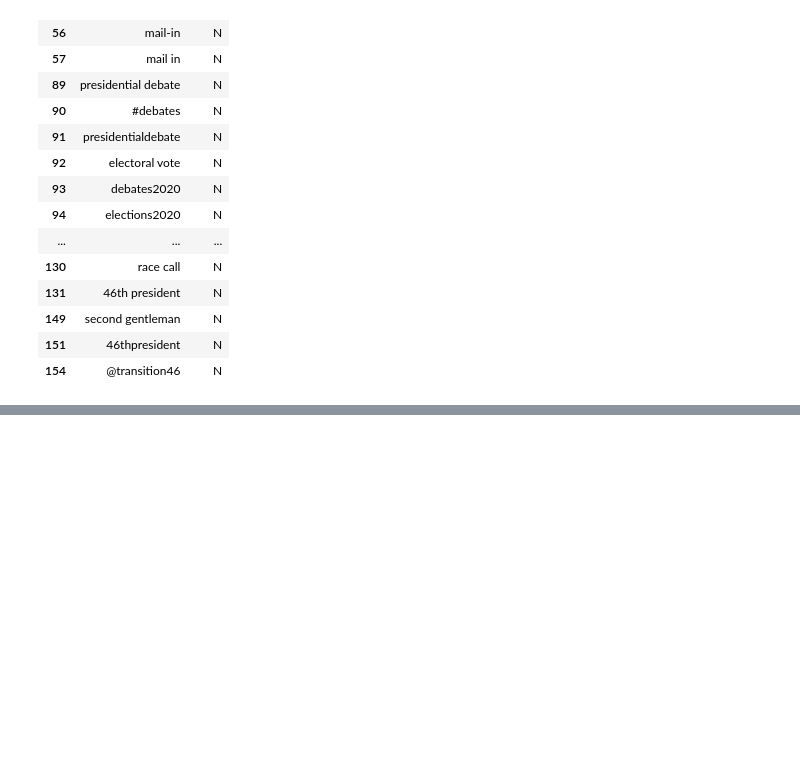
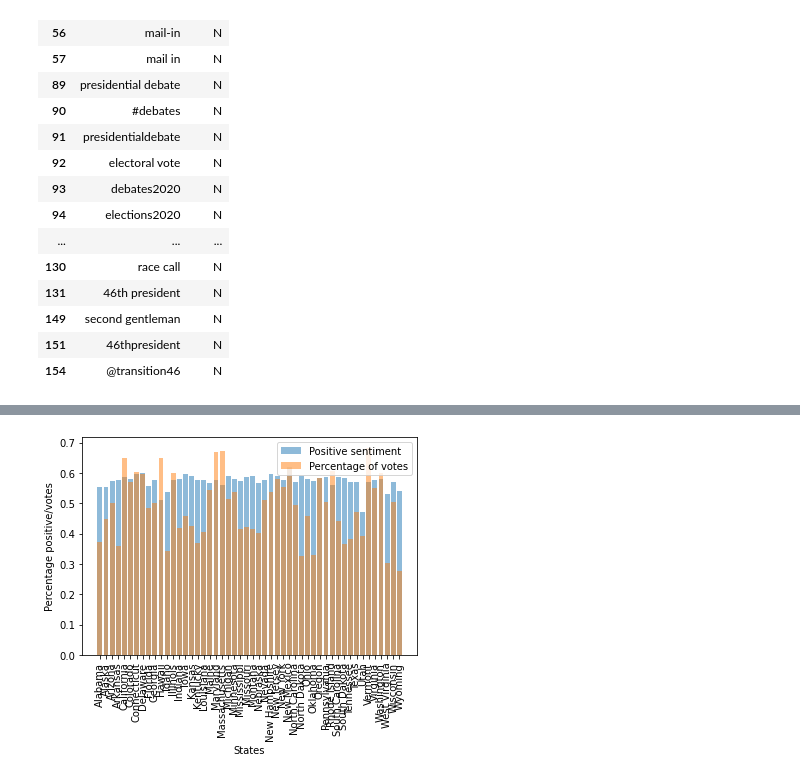
Before and after one commit to LTPrast/Social_web, a Jupyter notebook: Social Web.ipynb, the cells around one changed output, grey strips where cells are left out. Cells and saved outputs as stored; diff of their text form; code cells hidden in the pictures; blank space fills up the shorter version.

```diff
--- a/Social Web.ipynb
+++ b/Social Web.ipynb
@@ -99,4 +24,0 @@ def sentimentVerdict(sentiment):
-# %%
-df['sentiment_scores'] = df['text'].apply(lambda x: sid.polarity_scores(x))
-df['sentiment'] = df['sentiment_scores'].apply(lambda x: sentimentVerdict(x))
-print(df['sentiment'].value_counts())
@@ -196,0 +120,11 @@ len(df[(df['text'].str.contains('abortion'))])
+# %%
+percentagelist = []
+for state in states:
+    bidentot = df_elec.loc[(df_elec['state'] == state) & (df_elec['candidate'] == 'Joe Biden')]['total_votes']
+    trumptot = df_elec.loc[(df_elec['state'] == state) & (df_elec['candidate'] == 'Donald Trump')]['total_votes']
+    bidenpercentage = int(bidentot) / (int(bidentot) + int(trumptot))
+    trumppercentage = int(trumptot) / (int(bidentot) + int(trumptot))
+    percentagelist.append(trumppercentage)
+    percentagelist.append(bidenpercentage)
+
+df_elec['ratio of votes'] = percentagelist
@@ -196,0 +149,31 @@ len(df[(df['text'].str.contains('abortion'))])
+# %%
+# put sentiments and election outcomes in list for plotting
+positive_sentiments_states_trump = []
+elec_result_states_trump = []
+positive_sentiments_states_biden = []
+elec_result_states_biden = []
+for state in states:
+    positive_sentiments_states_trump.append(state_sentiment_trump[state]['positive'])
+    elec_result_states_trump.append(list(df_elec.loc[(df_elec['state'] == state) & (df_elec['candidate'] == 'Donald Trump')]['ratio of votes'])[0])
+    positive_sentiments_states_biden.append(state_sentiment_biden[state]['positive'])
+    elec_result_states_biden.append(list(df_elec.loc[(df_elec['state'] == state) & (df_elec['candidate'] == 'Joe Biden')]['ratio of votes'])[0])
+# %%
+negative_sentiments_states_trump = []
+elec_result_states_trump = []
+negative_sentiments_states_biden = []
+elec_result_states_biden = []
+for state in states:
+    negative_sentiments_states_trump.append(state_sentiment_trump[state]['negative'])
+    elec_result_states_trump.append(list(df_elec.loc[(df_elec['state'] == state) & (df_elec['candidate'] == 'Donald Trump')]['ratio of votes'])[0])
+    negative_sentiments_states_biden.append(state_sentiment_biden[state]['negative'])
+    elec_result_states_biden.append(list(df_elec.loc[(df_elec['state'] == state) & (df_elec['candidate'] == 'Joe Biden')]['ratio of votes'])[0])
+# %%
+plt.bar(states, positive_sentiments_states_biden, alpha = 0.5, label="Positive sentiment")
+plt.bar(states, elec_result_states_biden, alpha = 0.5, label = 'Percentage of votes')
+plt.xticks(rotation=90)
+plt.ylabel("Percentage positive/votes")
+plt.xlabel("States")
+plt.legend()
+plt.show()
+# %% [output]
+[figure, added]
```
Also changed, not shown: parts of 20 cells of this notebook.
